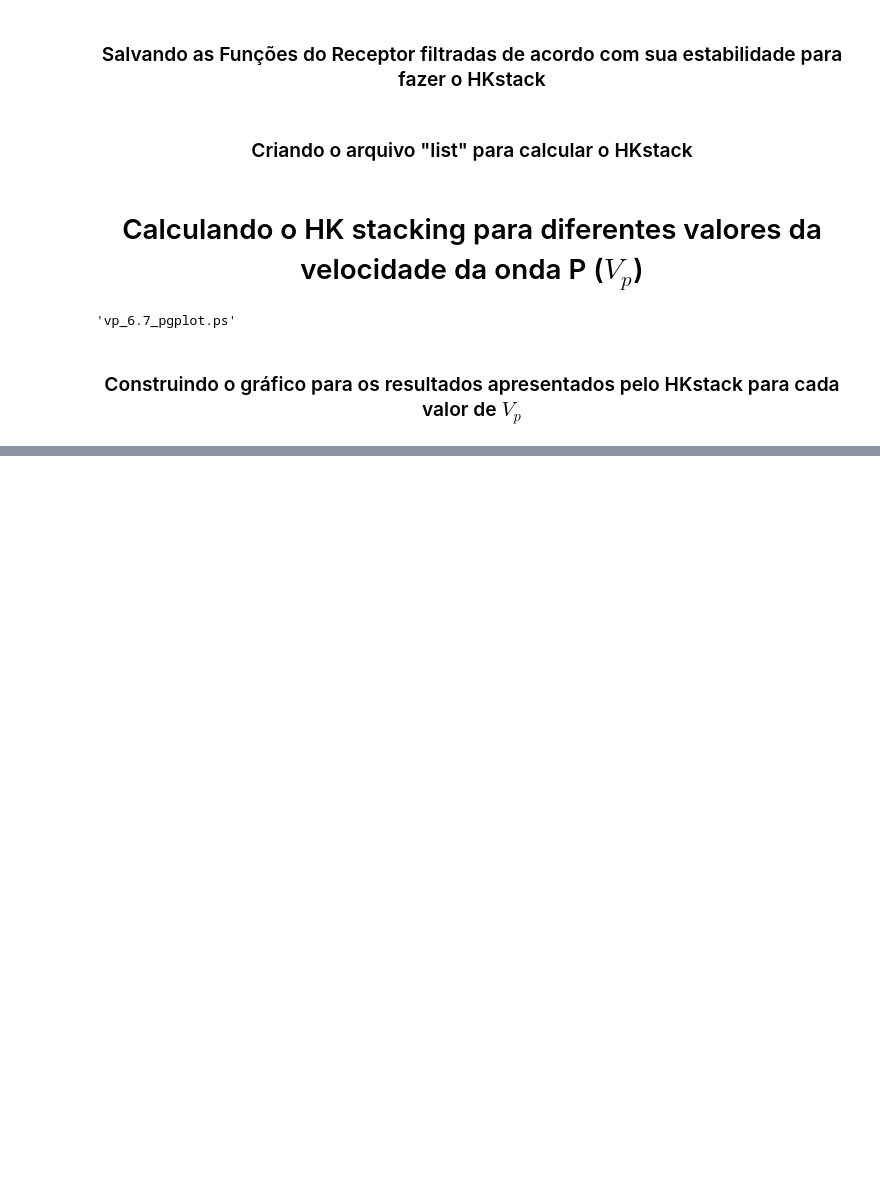
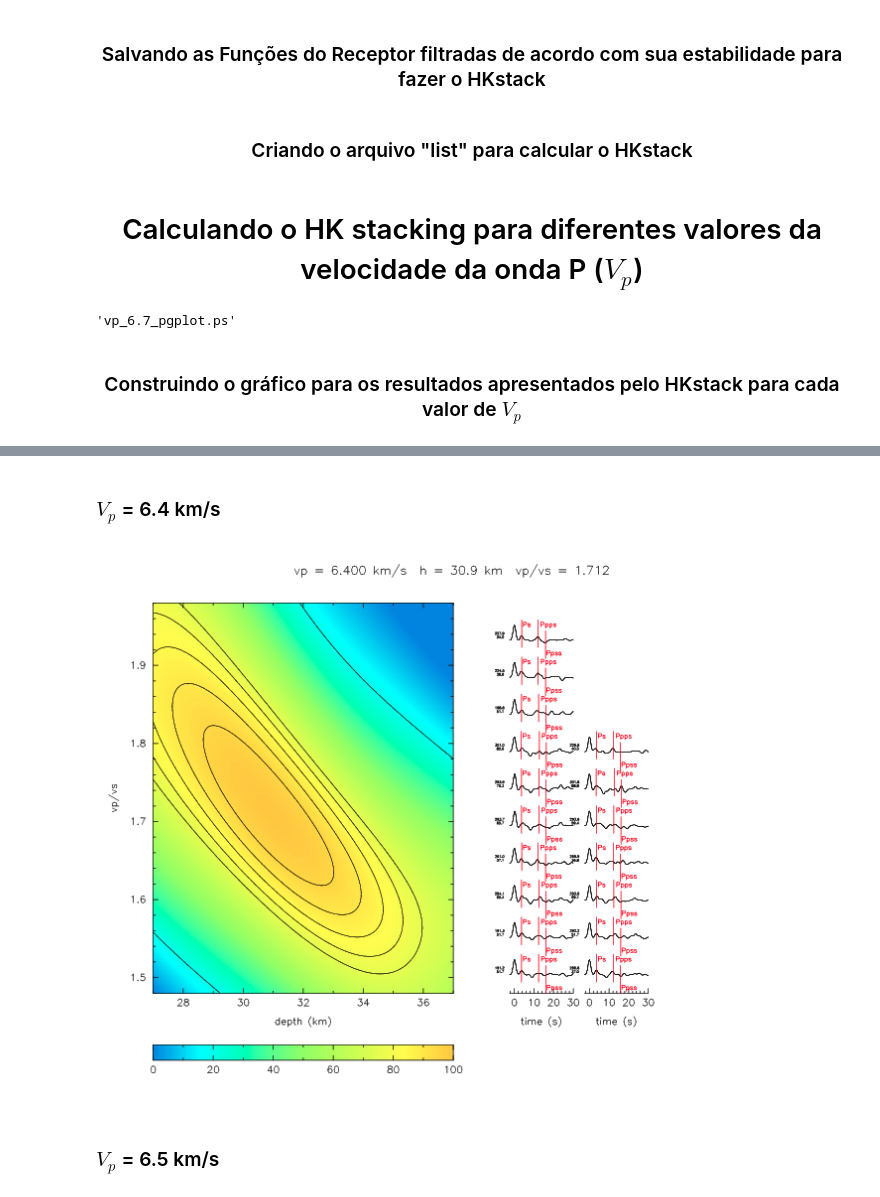
Before and after one commit to dIOGOLOC/Projeto-Doutorado, a Jupyter notebook: Aplicacoes Sismologicas/Projeto I.ipynb, the cells around one changed output, grey strips where cells are left out. Drawn from its saved outputs; the diff is of its cells as text; code cells hidden in the pictures; blank space fills up the shorter version.

```diff
--- a/Aplicacoes Sismologicas/Projeto I.ipynb
+++ b/Aplicacoes Sismologicas/Projeto I.ipynb
@@ -451,0 +472,8 @@ for i,j in enumerate(moho_result):
+# %% [markdown]
+<h3> $V_{p}$ = 6.4 km/s</h3>
+# %%
+display.Image(filename='vp_6.4_pgplot.png')
+# %% [output]
+[figure, added]
+# %% [markdown]
+<h3> $V_{p}$ = 6.5 km/s</h3>
```
Also changed, not shown: parts of 23 cells of this notebook, 27 other files.
